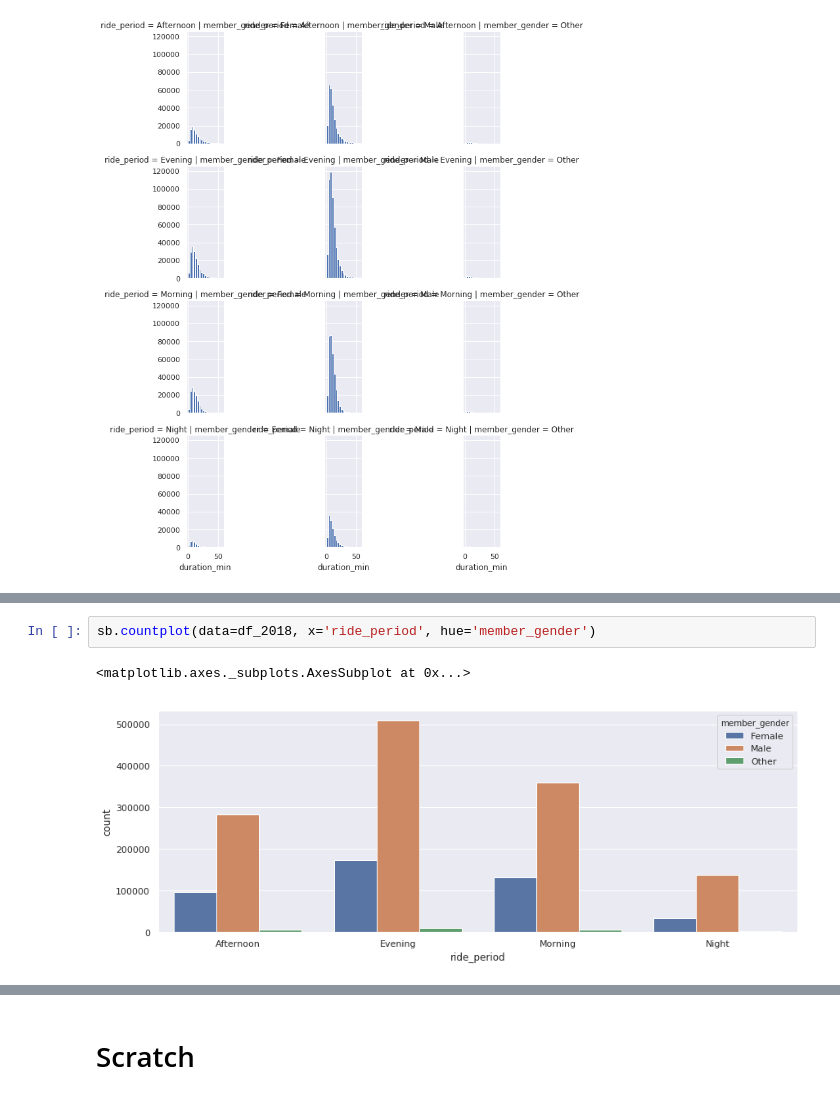
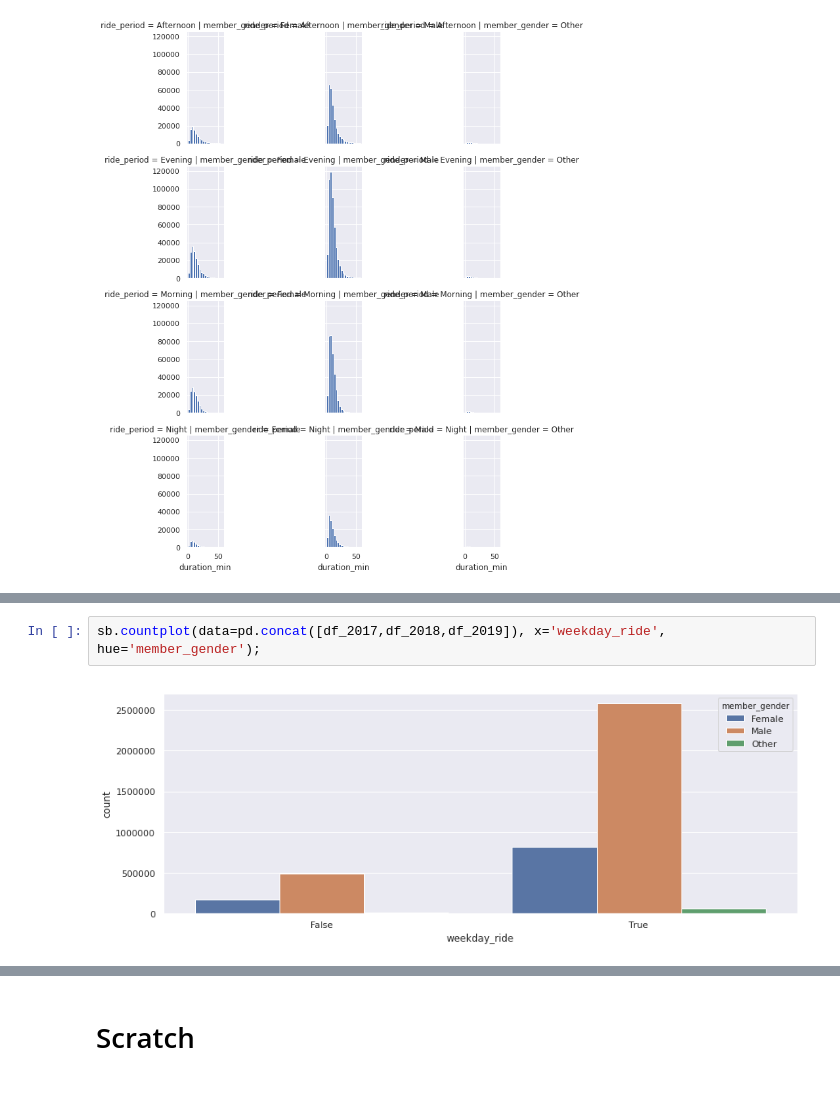
Before and after one commit to sdmccaul/udacity-da-viz, a Jupyter notebook: exploratory.ipynb, the cells around one changed output, grey strips where cells are left out. Saved outputs shown, nothing was run; the diff lists cells and outputs as text.

```diff
--- a/exploratory.ipynb
+++ b/exploratory.ipynb
@@ -874,5 +921,4 @@ sb.countplot(data=df_2018, x='age_group', hue='member_gender')
 # %%
-sb.countplot(data=df_2018, x='ride_period', hue='member_gender')
+sb.countplot(data=pd.concat([df_2017,df_2018,df_2019]), x='weekday_ride', hue='member_gender');
 # %% [output]
-<matplotlib.axes._subplots.AxesSubplot at 0x...>
-[figure, old version]
+[figure, new version]
```
Also changed, not shown: parts of 17 cells of this notebook.
